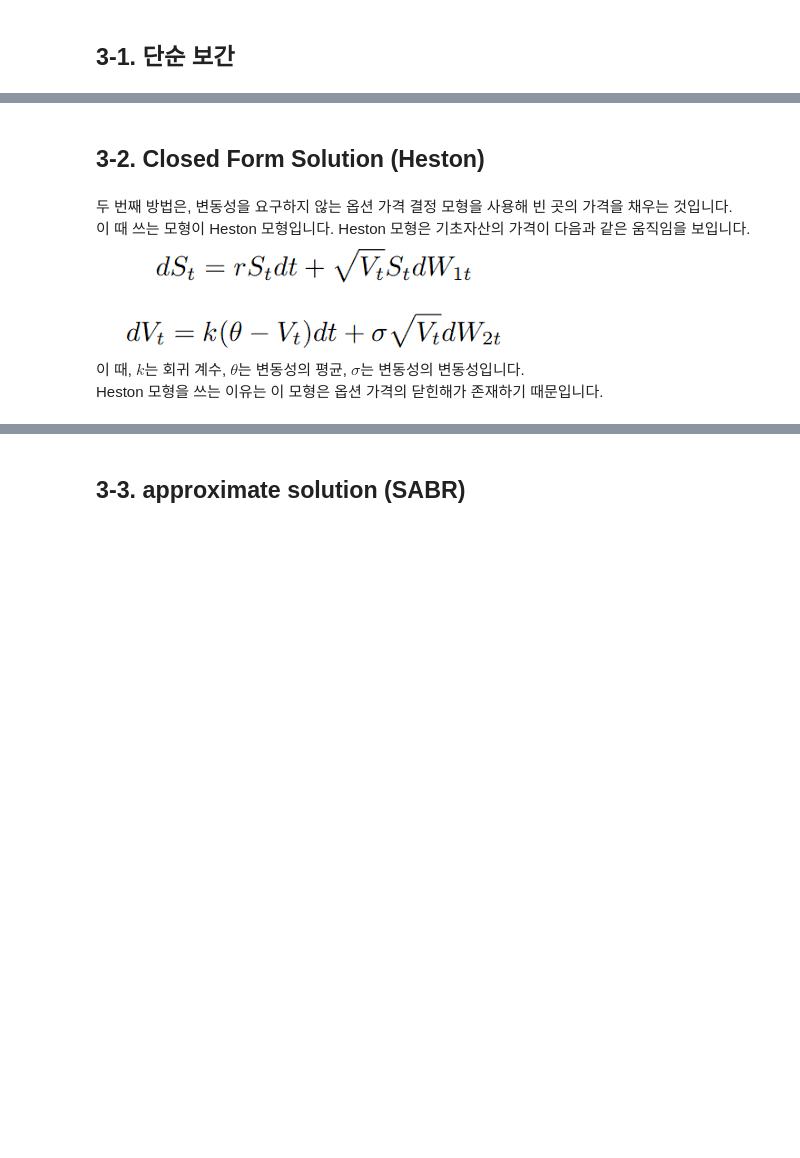
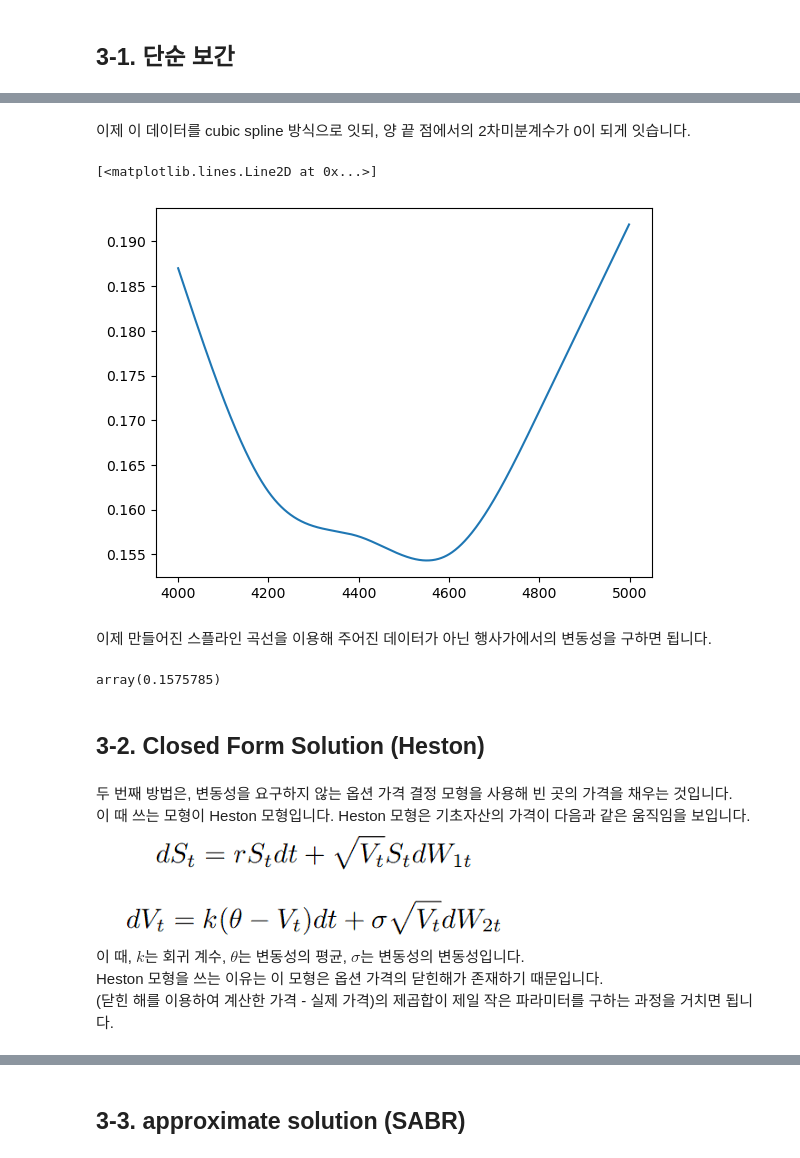
Before and after one commit to QuantifiSogang/2024-02DerivativesLab, a Jupyter notebook: 6.Volatility Surface/Volatility Surface.ipynb, the cells around one changed output, grey strips where cells are left out. Cells and saved outputs as stored; diff of their text form; code cells hidden in the pictures; blank space fills up the shorter version.

```diff
--- a/6.Volatility Surface/Volatility Surface.ipynb
+++ b/6.Volatility Surface/Volatility Surface.ipynb
@@ -113,3 +122,18 @@ ax.set_zlim(0,0.4)
+# %% [markdown]
+이제 이 데이터를 cubic spline 방식으로 잇되, 양 끝 점에서의 2차미분계수가 0이 되게 잇습니다.
+# %%
+spline = scipy.interpolate.CubicSpline(Strike, vol, axis=0, bc_type=((2, 0.0), (2, 0.0)), extrapolate=None)
+x = np.arange(4000,5000)
+plt.plot(x,spline(x))
+# %% [output]
+[<matplotlib.lines.Line2D at 0x...>]
+[figure, added]
+# %% [markdown]
+이제 만들어진 스플라인 곡선을 이용해 주어진 데이터가 아닌 행사가에서의 변동성을 구하면 됩니다.
+# %%
+spline(4350)
+# %% [output]
+array(0.1575785)
 # %% [markdown]
 ## 3-2. Closed Form Solution (Heston)
 # %% [markdown]
@@ -117,7 +141,8 @@ ax.set_zlim(0,0.4)
 이 때 쓰는 모형이 Heston 모형입니다. Heston 모형은 기초자산의 가격이 다음과 같은 움직임을 보입니다.
 ![%EB%8B%A4%EC%9A%B4%EB%A1%9C%EB%93%9C%20%2818%29.png](attachment:%EB%8B%A4%EC%9A%B4%EB%A1%9C%EB%93%9C%20%2818%29.png)<br>
 이 때, $k$는 회귀 계수, $\theta$는 변동성의 평균, $\sigma$는 변동성의 변동성입니다.<br>
-Heston 모형을 쓰는 이유는 이 모형은 옵션 가격의 닫힌해가 존재하기 때문입니다.
+Heston 모형을 쓰는 이유는 이 모형은 옵션 가격의 닫힌해가 존재하기 때문입니다.<br>
+(닫힌 해를 이용하여 계산한 가격 - 실제 가격)의 제곱합이 제일 작은 파라미터를 구하는 과정을 거치면 됩니다.
 # %% [markdown]
 ![heston.png](attachment:heston.png)<br>
 이 공식을 프로그래밍으로 구현해 원하는 모든 점 (K,T)에서의 옵션 가격을 구하고, 이를 듀파이어 공식에 대입해 국소 변동성 곡면을 구하면 됩니다.
```
Also changed, not shown: parts of 43 cells of this notebook.
